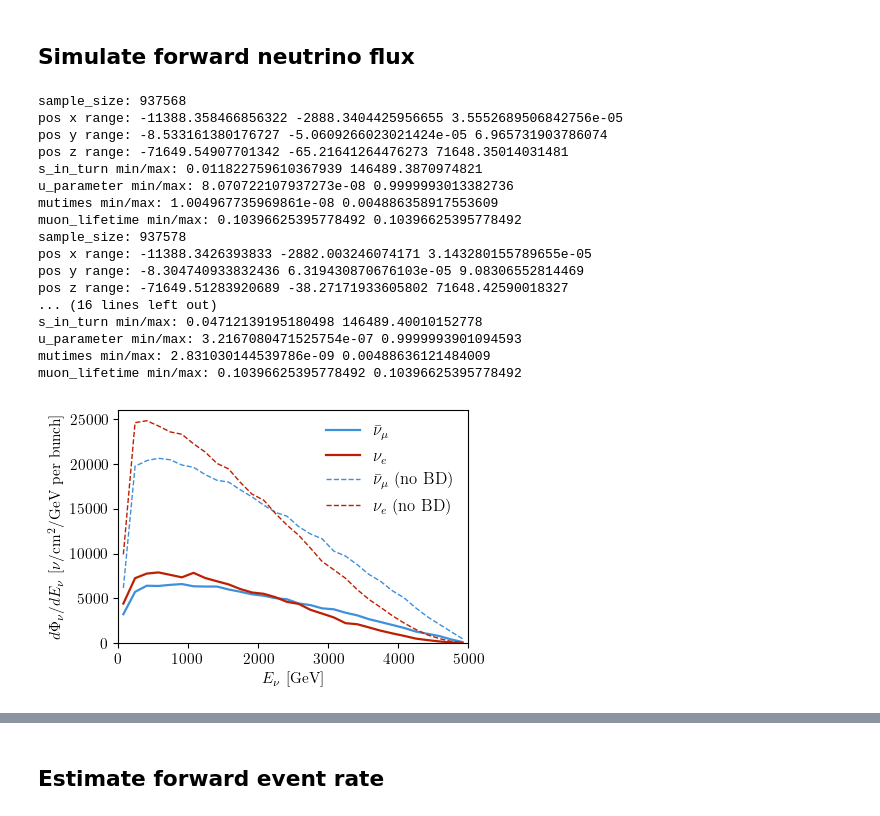
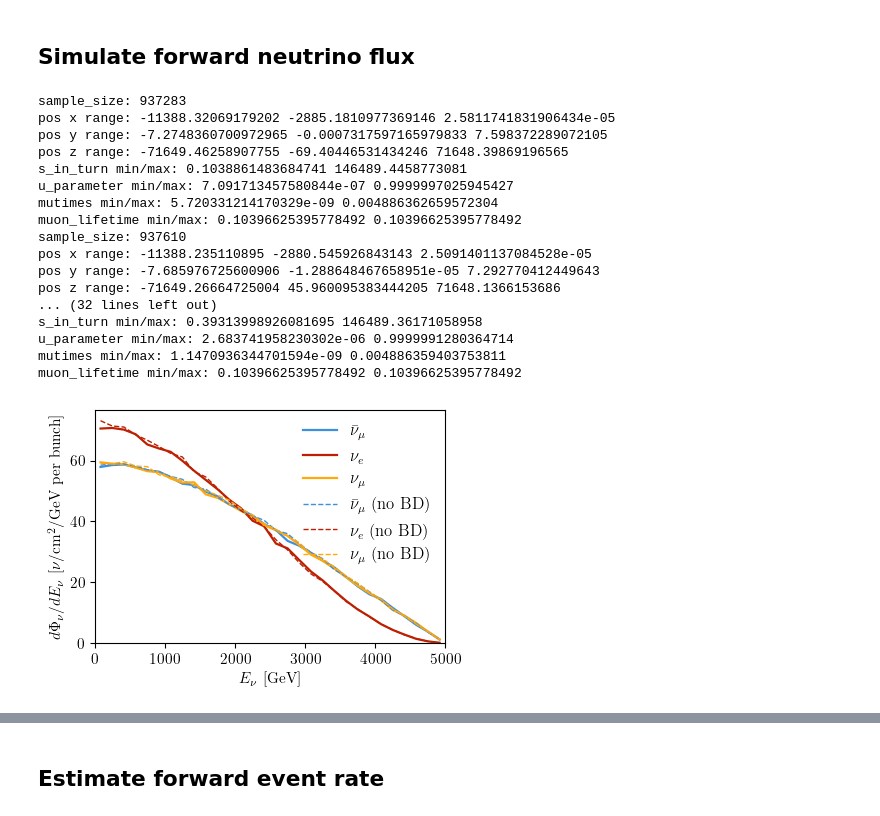
Before and after one commit to jchoi55/MINT, a Jupyter notebook: main_collider_ring_studies.ipynb, the cells around one changed output, grey strips where cells are left out. Drawn from its saved outputs; the diff is of its cells as text; code cells hidden in the pictures.

```diff
--- a/main_collider_ring_studies.ipynb
+++ b/main_collider_ring_studies.ipynb
@@ -183,42 +180,49 @@ fig_env.savefig("plots/hybrid_v06_beam_divergence_zoomed.pdf", dpi=300, bbox_inc
 n_evals = 1e6
 
 ring_sims = {
-    "numu": MuDecaySimulator(cycles=1e3, muon_polarization=0.0, nuflavor="numu", direction="right", n_evals=n_evals, beam_dynamics=True),
+    "numubar": MuDecaySimulator(cycles=1e3, muon_polarization=0.0, nuflavor="numubar", direction="right", n_evals=n_evals, beam_dynamics=True),
     "nue": MuDecaySimulator(cycles=1e3, muon_polarization=0.0, nuflavor="nue", direction="right", n_evals=n_evals, beam_dynamics=True),
-    "numu_nobd": MuDecaySimulator(cycles=1e3, muon_polarization=0.0, nuflavor="numu", direction="right", n_evals=n_evals, beam_dynamics=False),
+    "numubar_nobd": MuDecaySimulator(cycles=1e3, muon_polarization=0.0, nuflavor="numubar", direction="right", n_evals=n_evals, beam_dynamics=False),
     "nue_nobd": MuDecaySimulator(cycles=1e3, muon_polarization=0.0, nuflavor="nue", direction="right", n_evals=n_evals, beam_dynamics=False),
+    "numu": MuDecaySimulator(cycles=1e3, muon_polarization=0.0, nuflavor="numu", direction="left", n_evals=n_evals, beam_dynamics=True),
+    "numu_nobd": MuDecaySimulator(cycles=1e3, muon_polarization=0.0, nuflavor="numu", direction="left", n_evals=n_evals, beam_dynamics=False),
 }
 
 for flavor, sim in ring_sims.items():
     sim.decay_muons()
-    sim.place_muons_on_lattice(lattice=ring_lattice, direction="clockwise")
+
+    if ring_sims[flavor]=="numu" or ring_sims[flavor]=="numu_nobd":
+        sim.place_muons_on_lattice(lattice=ring_lattice, direction="counter-clockwise")
+    else:
+        sim.place_muons_on_lattice(lattice=ring_lattice, direction="clockwise")
 # %% [output]
-sample_size: 937568
-pos x range: -11388.358466856322 -2888.3404425956655 3.5552689506842756e-05
-pos y range: -8.533161380176727 -5.0609266023021424e-05 6.965731903786074
-pos z range: -71649.54907701342 -65.21641264476273 71648.35014031481
-s_in_turn min/max: 0.011822759610367939 146489.3870974821
-u_parameter min/max: 8.070722107937273e-08 0.9999993013382736
-mutimes min/max: 1.004967735969861e-08 0.004886358917553609
+sample_size: 937283
+pos x range: -11388.32069179202 -2885.1810977369146 2.5811741831906434e-05
+pos y range: -7.2748360700972965 -0.0007317597165979833 7.598372289072105
+pos z range: -71649.46258907755 -69.40446531434246 71648.39869196565
+s_in_turn min/max: 0.1038861483684741 146489.4458773081
+u_parameter min/max: 7.091713457580844e-07 0.9999997025945427
+mutimes min/max: 5.720331214170329e-09 0.004886362659572304
 muon_lifetime min/max: 0.10396625395778492 0.10396625395778492
-sample_size: 937578
-pos x range: -11388.3426393833 -2882.003246074171 3.143280155789655e-05
-pos y range: -8.304740933832436 6.319430870676103e-05 9.08306552814469
-pos z range: -71649.51283920689 -38.27171933605802 71648.42590018327
-... (16 lines left out)
-s_in_turn min/max: 0.04712139195180498 146489.40010152778
-u_parameter min/max: 3.2167080471525754e-07 0.9999993901094593
-mutimes min/max: 2.831030144539786e-09 0.00488636121484009
+sample_size: 937610
+pos x range: -11388.235110895 -2880.545926843143 2.5091401137084528e-05
+pos y range: -7.685976725600906 -1.288648467658951e-05 7.292770412449643
+pos z range: -71649.26664725004 45.960095383444205 71648.1366153686
+... (32 lines left out)
+s_in_turn min/max: 0.39313998926081695 146489.36171058958
+u_parameter min/max: 2.683741958230302e-06 0.9999991280364714
+mutimes min/max: 1.1470936344701594e-09 0.004886359403753811
 muon_lifetime min/max: 0.10396625395778492 0.10396625395778492
 # %%
 # Detector and running assumptions for event-rate estimate
-det_radius = 0.1e2  # cm (2 m radius)
+det_radius = 2e2  # cm (2 m radius)
 detector_length_cm = 10e2  # 10 m target depth
 rho_g_cm3 = 1.00
 nucleon_column_density = rho_g_cm3 * detector_length_cm / const.m_proton_in_g
 detector_area_cm2 = np.pi * det_radius**2
 
 det_location = np.array([0.0, 0.0, 1e5])  # 1 km downstream
+det_location2 = np.array([0.0, 0.0, -1e5])  # 1 km upstream for mu- decay
 
 bunches_per_year = (
     ring_lattice.finj
@@ -233,37 +237,41 @@ energy_centers = 0.5 * (energy_edges[1:] + energy_edges[:-1])
 
 flux_results = {}
 for flavor, sim in ring_sims.items():
+    if ring_sims[flavor] == "numu" or ring_sims[flavor] == "numu_nobd":
+        loc = det_location2
+    else:
+        loc = det_location
     e_edges, flux = sim.get_flux_at_generic_location(
-        det_location=det_location,
+        det_location=loc,
         det_radius=det_radius,
         ebins=energy_edges,
         per_cm2=True,
         normalization=1,
     )
 
     if np.isscalar(e_edges):
         flux = np.zeros_like(energy_centers)
     flux_results[flavor] = flux
 
 fig, ax = pt.std_fig()
-label = {"numu": r"$\bar\nu_\mu$", "nue": r"$\nu_e$"}
-for i, flavor in enumerate(["numu", "nue"]):
+label = {"numubar": r"$\bar\nu_\mu$", "nue": r"$\nu_e$", "numu": r"$\nu_\mu$"}
+for i, flavor in enumerate(["numubar", "nue", "numu"]):
     ax.plot(energy_centers, flux_results[flavor], lw=1.6, label=label[flavor])
     # ax[i].set_yscale("log")
     ax.set_xlabel(r"$E_\nu$ [GeV]")
 
 plt.gca().set_prop_cycle(None)
-for i, flavor in enumerate(["numu", "nue"]):
+for i, flavor in enumerate(["numubar", "nue", "numu"]):
     ax.plot(energy_centers, flux_results[flavor+'_nobd'], lw=1, ls='--', label=label[flavor]+r' (no BD)')
     # ax[i].set_yscale("log")
     ax.set_xlabel(r"$E_\nu$ [GeV]")
 
 ax.set_xlim(0, 5e3)
 ax.set_ylim(0, None)
 ax.legend(frameon=False, fontsize=12)
 ax.set_ylabel(r"$d\Phi_\nu/dE_\nu$ [$\nu$/cm$^{2}$/GeV per bunch]")
 fig.tight_layout()
 fig.savefig("plots/hybrid_v06_flux_spectrum.pdf", dpi=300, bbox_inches="tight")
 # %% [output]
-[figure, old version]
+[figure, new version]
 # %%
```
Also changed, not shown: parts of 12 cells of this notebook, 21 other files.
